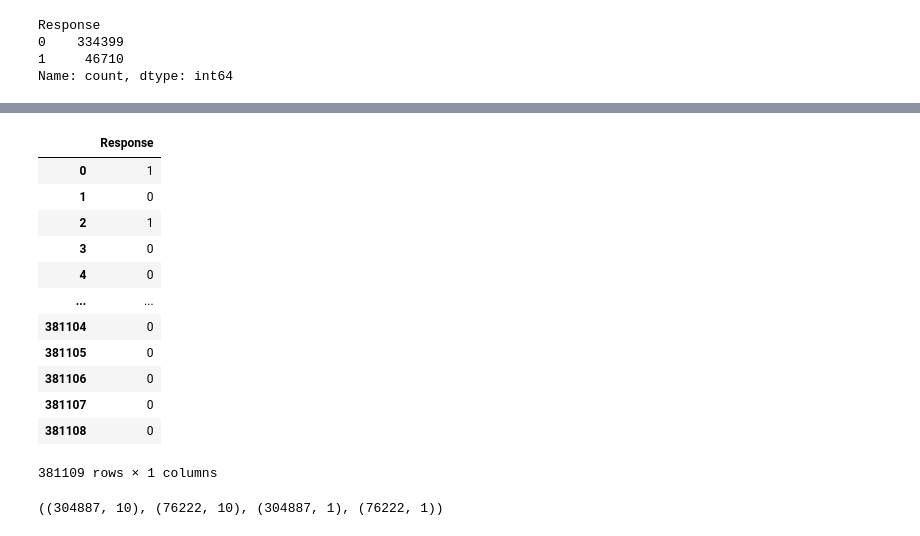
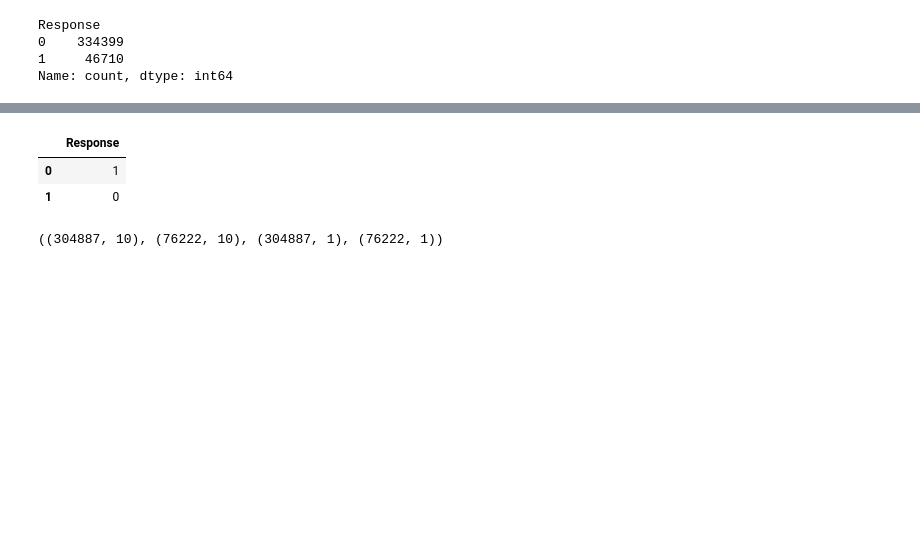
Before and after one commit to PonEzhilSelvan/Cross-Insurance, a Jupyter notebook: Cross-sell-prediction-model.ipynb, the cells around one changed output, grey strips where cells are left out. Saved outputs shown, nothing was run; the diff lists cells and outputs as text; code cells hidden in the pictures; blank space fills up the shorter version.

```diff
--- a/Cross-sell-prediction-model.ipynb
+++ b/Cross-sell-prediction-model.ipynb
@@ -232,20 +223,10 @@ X
 # %%
 y = train[tgt_cols]
-y
+y.head(2)
 # %% [output]
 |  | Response |
 | 0 | 1 |
 | 1 | 0 |
-| 2 | 1 |
-| 3 | 0 |
-| 4 | 0 |
-| ... | ... |
-| 381104 | 0 |
-| 381105 | 0 |
-| 381106 | 0 |
-| 381107 | 0 |
-| 381108 | 0 |
-381109 rows × 1 columns
 # %%
 #train test Split
 # %%
```
Also changed, not shown: parts of 27 cells of this notebook, 7 other files.
